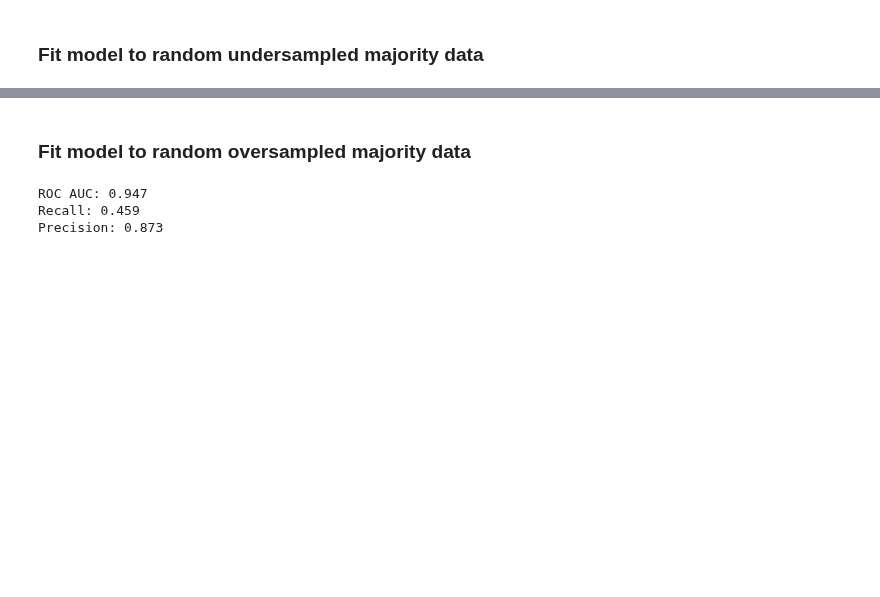
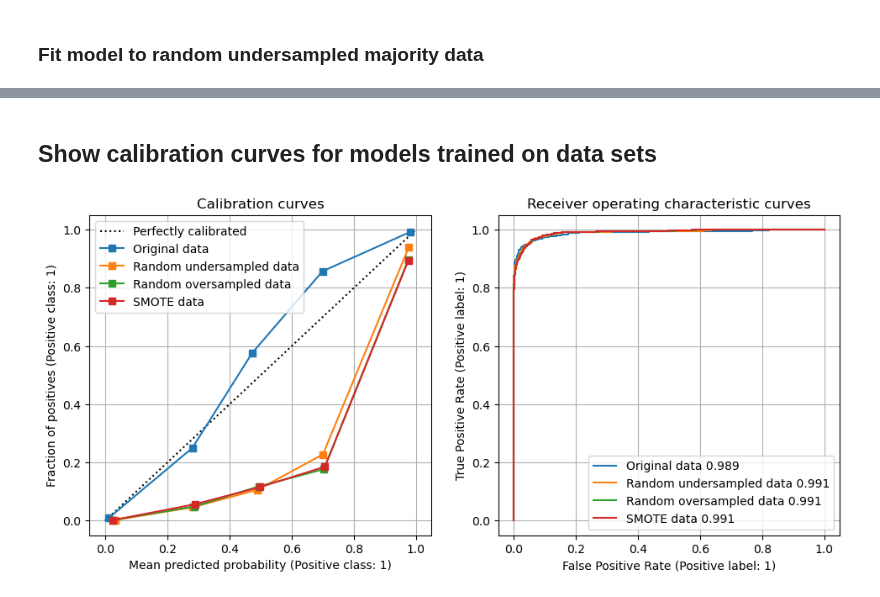
Before and after one commit to MichaelAllen1966/titanic, a Jupyter notebook: 51_sampling_and_calibration.ipynb, the cells around one changed output, grey strips where cells are left out. Saved outputs shown, nothing was run; the diff lists cells and outputs as text; code cells hidden in the pictures; blank space fills up the shorter version.

```diff
--- a/51_sampling_and_calibration.ipynb
+++ b/51_sampling_and_calibration.ipynb
@@ -49,0 +62,12 @@ X_train, X_test, y_train, y_test = train_test_split(X, y, test_size = 0.25)
+# %%
+# Split full data into training and test sets
+X_train, X_test, y_train, y_test = train_test_split(
+    X, y, test_size=0.5, random_state=42, stratify=y)
+
+# Split test into test and calibration check
+X_cal, X_test, y_cal, y_test = train_test_split(
+    X_test, y_test, test_size=0.5, random_state=42, stratify=y_test)
+
+# Expand training set with SMOTE
+smote = SMOTE(random_state=42)
+X_smote, y_smote = smote.fit_resample(X_train, y_train)
@@ -81,17 +179,45 @@ Precision: 0.881
-# %% [markdown]
-### Fit model to random oversampled majority data
-# %%
-oversampler = RandomOverSampler(random_state=42)
-X_oversampled, y_oversampled = oversampler.fit_resample(X_train, y_train)
-
-model_oversampled = LogisticRegression()
-model_oversampled.fit(X_oversampled,y_oversampled)
-
-# Get acuracy scores
-print (f'ROC AUC: {roc_auc_score(y_test, model_oversampled.predict_proba(X_test)[:,1]):0.3f}')
-print (f'Recall: {recall_score(model_oversampled.predict(X_test), y_test):0.3f}')
-print (f'Precision: {precision_score(model_oversampled.predict(X_test), y_test):0.3f}')
-# %% [output]
-ROC AUC: 0.947
-Recall: 0.459
-Precision: 0.873
+# %% [markdown]
+## Show calibration curves for models trained on data sets
+# %%
+fig = plt.figure(figsize=(10,5))
+
+# Calibration
+ax1 = fig.add_subplot(121)
+disp1 = CalibrationDisplay.from_estimator(
+    model, X_test, y_test, ax=ax1, n_bins=5, label='Original data')
+disp2 = CalibrationDisplay.from_estimator(
+    model_undersampled, X_test, y_test, ax=ax1, n_bins=5, label='Random undersampled data')
+disp3 = CalibrationDisplay.from_estimator(
+    model_oversampled, X_test, y_test, ax=ax1, n_bins=5, label='Random oversampled data')
+disp4 = CalibrationDisplay.from_estimator(
+    model_smote, X_test, y_test, ax=ax1, n_bins=5, label='SMOTE data')
+ax1.legend(loc='upper left')
+ax1.set_title('Calibration curves')
+ax1.grid()
+
+# ROC
+ax2 = fig.add_subplot(122)
+
+auc = metrics.roc_auc_score(y_test, model.predict_proba(X_test)[:,1])
+disp1 = metrics.RocCurveDisplay.from_estimator(
+    model, X_test, y_test, ax=ax2, label=f'Original data {auc:0.3f}')
+
+auc = metrics.roc_auc_score(y_test, model_undersampled.predict_proba(X_test)[:,1])
+disp2 = metrics.RocCurveDisplay.from_estimator(
+    model_undersampled, X_test, y_test, ax=ax2, label=f'Random undersampled data {auc:0.3f}')
+
+auc = metrics.roc_auc_score(y_test, model_oversampled.predict_proba(X_test)[:,1])
+disp3 = metrics.RocCurveDisplay.from_estimator(
+    model_oversampled, X_test, y_test, ax=ax2, label=f'Random oversampled data {auc:0.3f}')
+
+auc = metrics.roc_auc_score(y_test, model_smote.predict_proba(X_test)[:,1])
+disp4 = metrics.RocCurveDisplay.from_estimator(
+    model_smote, X_test, y_test, ax=ax2, label=f'SMOTE data {auc:0.3f}')
+
+ax2.set_title('Receiver operating characteristic curves')
+ax2.grid()
+
+plt.tight_layout(pad=2)
+plt.show()
+# %% [output]
+[figure, added]
```
Also changed, not shown: parts of 34 cells of this notebook.
